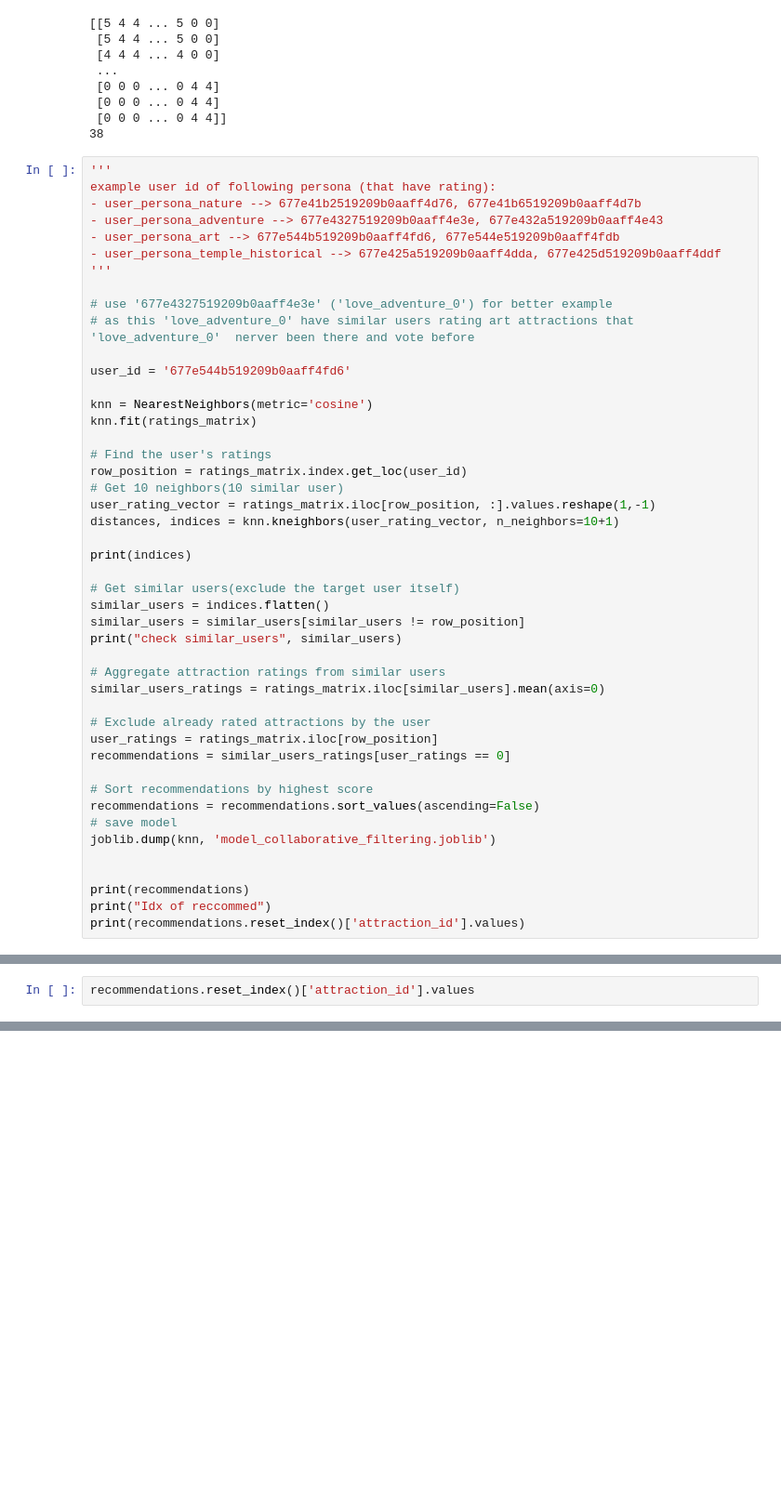
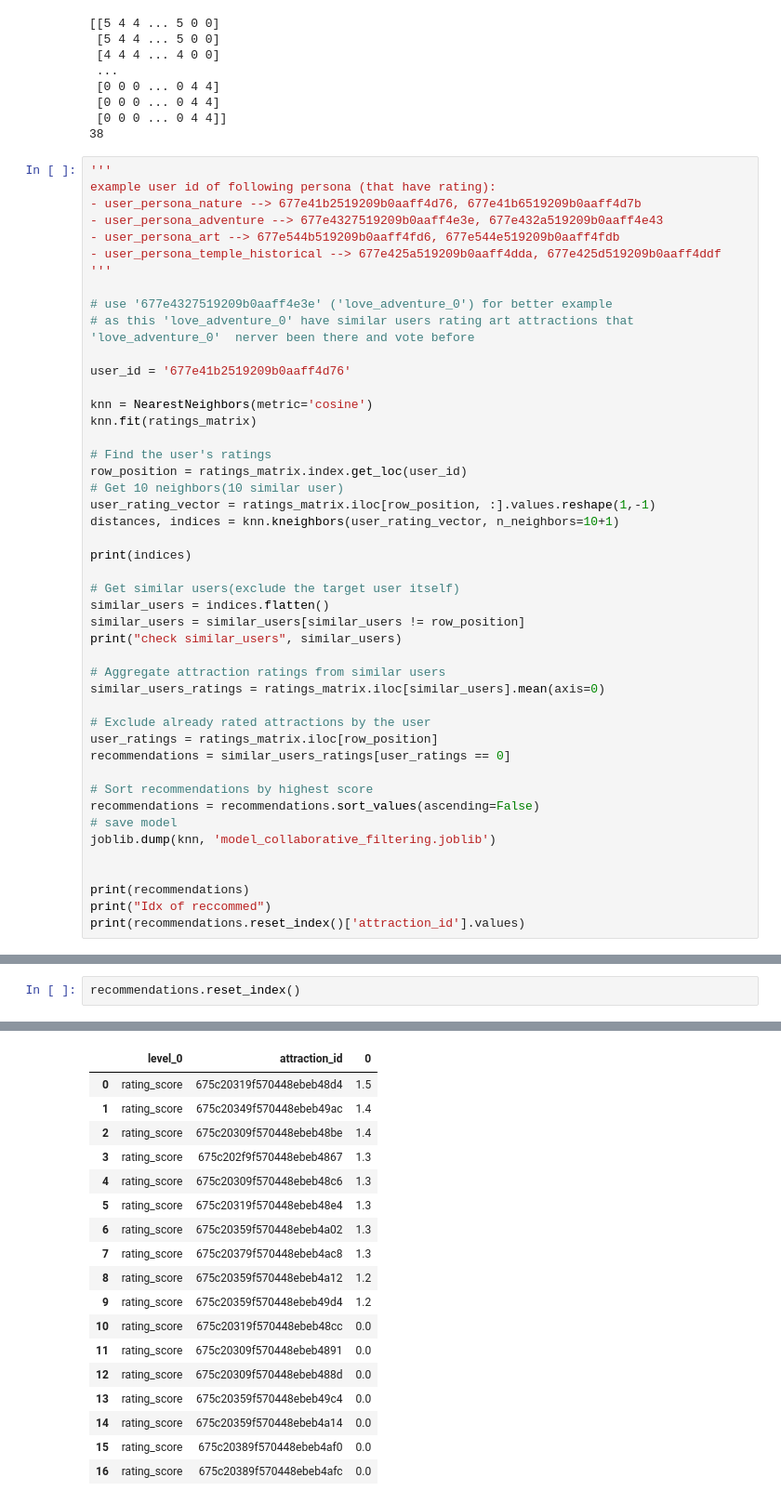
Before and after one commit to CE-KMITL-TripWeaver/TripWeaver-RecSys, a Jupyter notebook: Model_collaborative_filtering/Model_collaborative_filtering.ipynb, the cells around one changed output, grey strips where cells are left out. Shown at 93% size. Cells and saved outputs as stored; diff of their text form; blank space fills up the shorter version.

```diff
--- a/Model_collaborative_filtering/Model_collaborative_filtering.ipynb
+++ b/Model_collaborative_filtering/Model_collaborative_filtering.ipynb
@@ -131,7 +131,7 @@ example user id of following persona (that have rating):
 # use '677e4327519209b0aaff4e3e' ('love_adventure_0') for better example
 # as this 'love_adventure_0' have similar users rating art attractions that 'love_adventure_0'  nerver been there and vote before
 
-user_id = '677e544b519209b0aaff4fd6'
+user_id = '677e41b2519209b0aaff4d76'
 
 knn = NearestNeighbors(metric='cosine')
 knn.fit(ratings_matrix)
@@ -186,3 +224,3 @@ rating_score  675c202f9f570448ebeb4829    0.0
 # %%
-recommendations.reset_index()['attraction_id'].values
+recommendations.reset_index()
 # %% [output]
@@ -198,0 +227,18 @@ array(['675c202f9f570448ebeb4829', '675c202f9f570448ebeb482b',
+|  | level_0 | attraction_id | 0 |
+| 0 | rating_score | 675c20319f570448ebeb48d4 | 1.5 |
+| 1 | rating_score | 675c20349f570448ebeb49ac | 1.4 |
+| 2 | rating_score | 675c20309f570448ebeb48be | 1.4 |
+| 3 | rating_score | 675c202f9f570448ebeb4867 | 1.3 |
+| 4 | rating_score | 675c20309f570448ebeb48c6 | 1.3 |
+| 5 | rating_score | 675c20319f570448ebeb48e4 | 1.3 |
+| 6 | rating_score | 675c20359f570448ebeb4a02 | 1.3 |
+| 7 | rating_score | 675c20379f570448ebeb4ac8 | 1.3 |
+| 8 | rating_score | 675c20359f570448ebeb4a12 | 1.2 |
+| 9 | rating_score | 675c20359f570448ebeb49d4 | 1.2 |
+| 10 | rating_score | 675c20319f570448ebeb48cc | 0.0 |
+| 11 | rating_score | 675c20309f570448ebeb4891 | 0.0 |
+| 12 | rating_score | 675c20309f570448ebeb488d | 0.0 |
+| 13 | rating_score | 675c20359f570448ebeb49c4 | 0.0 |
+| 14 | rating_score | 675c20359f570448ebeb4a14 | 0.0 |
+| 15 | rating_score | 675c20389f570448ebeb4af0 | 0.0 |
+| 16 | rating_score | 675c20389f570448ebeb4afc | 0.0 |
```
Also changed, not shown: parts of 6 cells of this notebook, 7 other files.
